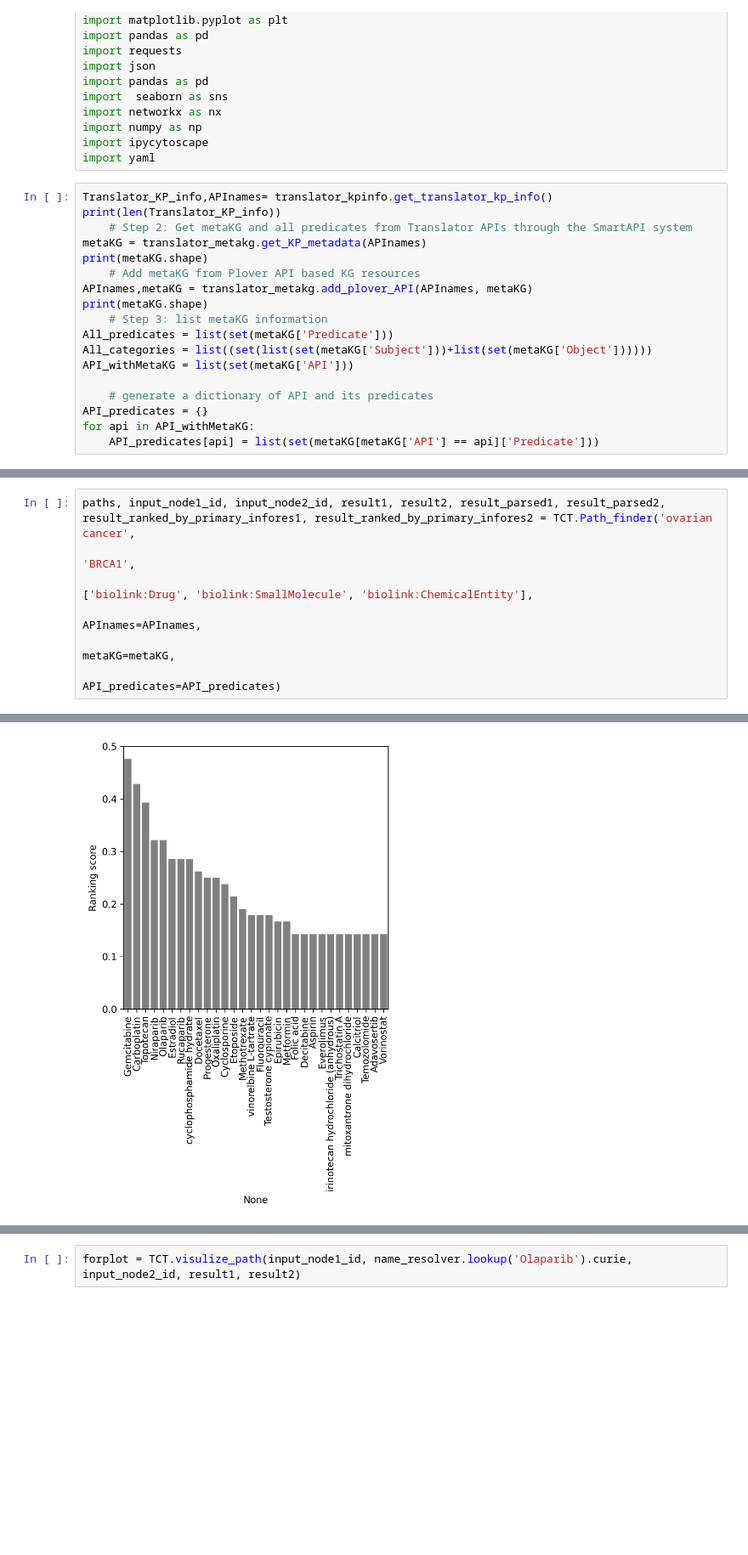
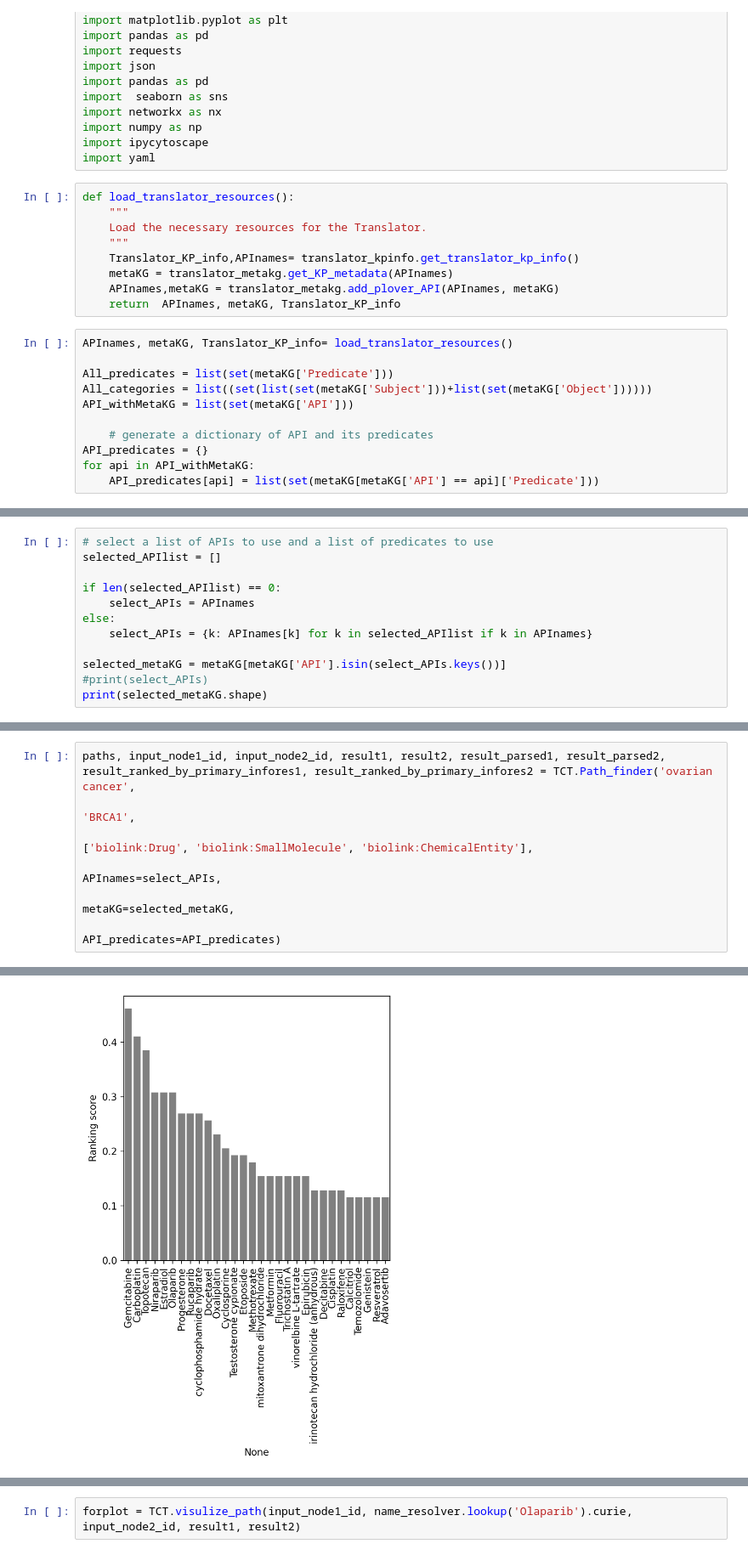
Before and after one commit to sierra-moxon/Translator_component_toolkit, a Jupyter notebook: notebooks/Path_finder.ipynb, the cells around one changed output, grey strips where cells are left out. Shown at 85% size. Cells and saved outputs as stored; diff of their text form; blank space fills up the shorter version.

```diff
--- a/notebooks/Path_finder.ipynb
+++ b/notebooks/Path_finder.ipynb
@@ -30,16 +30,18 @@ import networkx as nx
 import numpy as np
 import ipycytoscape
 import yaml
+# %%
+def load_translator_resources():
+    """
+    Load the necessary resources for the Translator.
+    """
+    Translator_KP_info,APInames= translator_kpinfo.get_translator_kp_info()
+    metaKG = translator_metakg.get_KP_metadata(APInames)
+    APInames,metaKG = translator_metakg.add_plover_API(APInames, metaKG)
+    return  APInames, metaKG, Translator_KP_info
 # %%
-Translator_KP_info,APInames= translator_kpinfo.get_translator_kp_info()
-print(len(Translator_KP_info))
-    # Step 2: Get metaKG and all predicates from Translator APIs through the SmartAPI system
-metaKG = translator_metakg.get_KP_metadata(APInames)
-print(metaKG.shape)
-    # Add metaKG from Plover API based KG resources
-APInames,metaKG = translator_metakg.add_plover_API(APInames, metaKG)
-print(metaKG.shape)
-    # Step 3: list metaKG information
+APInames, metaKG, Translator_KP_info= load_translator_resources()
+
 All_predicates = list(set(metaKG['Predicate']))
 All_categories = list((set(list(set(metaKG['Subject']))+list(set(metaKG['Object'])))))
 API_withMetaKG = list(set(metaKG['API']))
@@ -54,0 +53,12 @@ for api in API_withMetaKG:
+# %%
+# select a list of APIs to use and a list of predicates to use
+selected_APIlist = []
+
+if len(selected_APIlist) == 0:
+    select_APIs = APInames
+else:
+    select_APIs = {k: APInames[k] for k in selected_APIlist if k in APInames}
+
+selected_metaKG = metaKG[metaKG['API'].isin(select_APIs.keys())]
+#print(select_APIs)
+print(selected_metaKG.shape)
@@ -56,8 +68,8 @@ for api in API_withMetaKG:
 paths, input_node1_id, input_node2_id, result1, result2, result_parsed1, result_parsed2, result_ranked_by_primary_infores1, result_ranked_by_primary_infores2 = TCT.Path_finder('ovarian cancer',
                                                                                                                                                                                 'BRCA1',
                                                                                                                                                                                 ['biolink:Drug', 'biolink:SmallMolecule', 'biolink:ChemicalEntity'],
-                                                                                                                                                                                APInames=APInames,
-                                                                                                                                                                                metaKG=metaKG,
+                                                                                                                                                                                APInames=select_APIs,
+                                                                                                                                                                                metaKG=selected_metaKG,
                                                                                                                                                                                 API_predicates=API_predicates)
 # %% [output]
 MONDO:0008170
@@ -80,4 +92,4 @@ Number of possible paths:  476
-[figure, old version]
+[figure, new version]
 # %%
 paths
 # %% [output]
```
Also changed, not shown: parts of 4 cells of this notebook, 2 other files.
